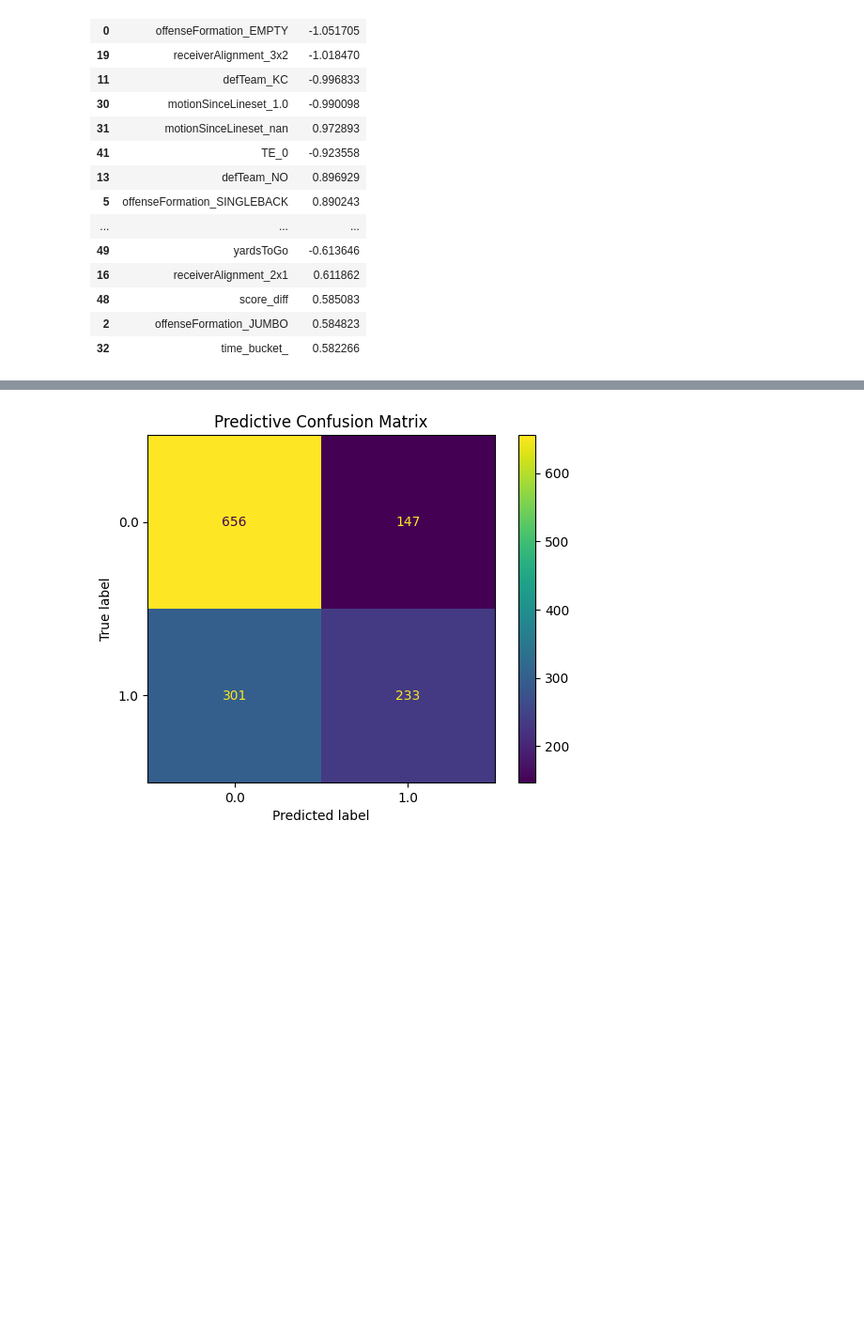
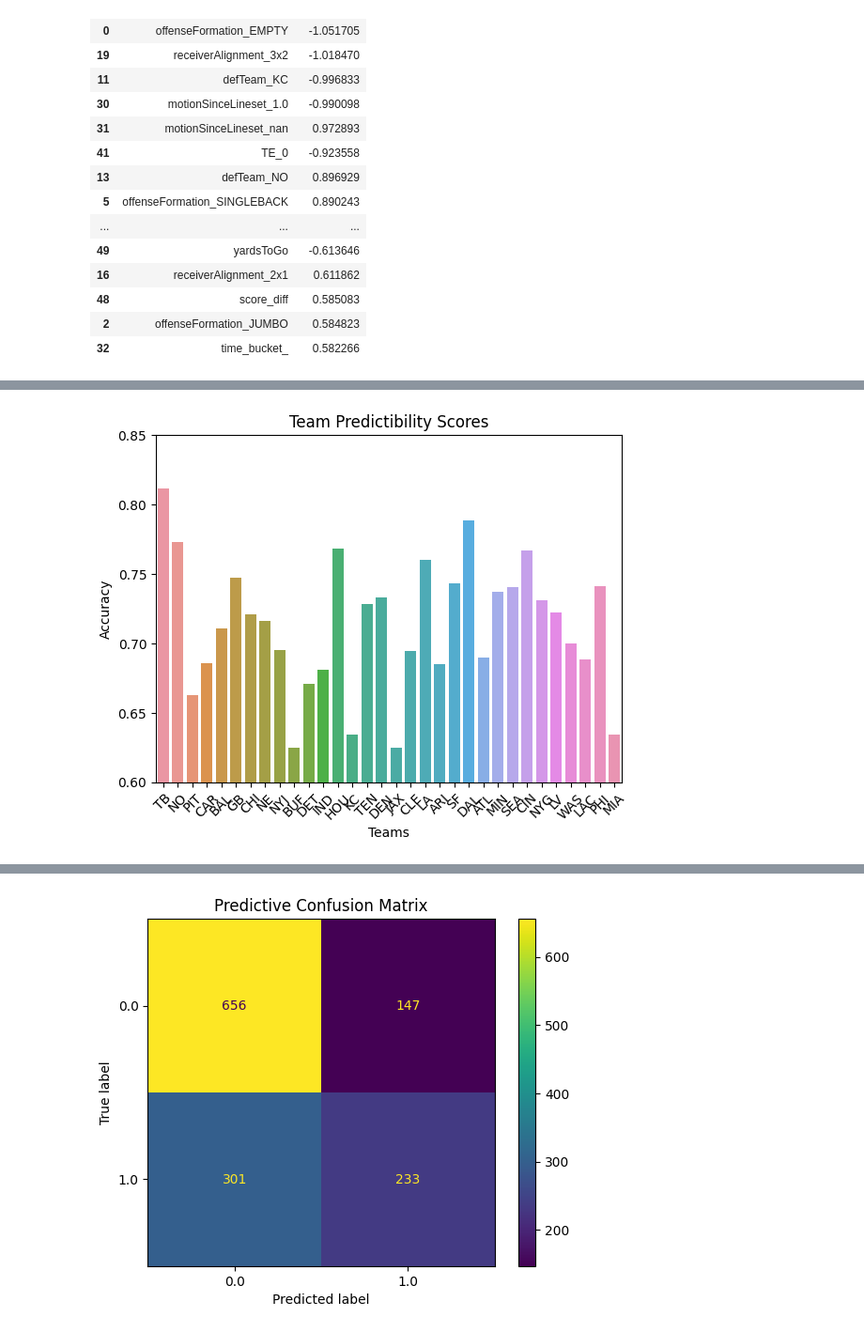
Before and after one commit to Merker56/NFL-Big-Data-Bowl-2025, a Jupyter notebook: 2025 BDB.ipynb, the cells around one changed output, grey strips where cells are left out. Shown at 94% size. Drawn from its saved outputs; the diff is of its cells as text; code cells hidden in the pictures; blank space fills up the shorter version.

```diff
--- a/2025 BDB.ipynb
+++ b/2025 BDB.ipynb
@@ -186,3 +202,4 @@ players_on_play_frame = pd.DataFrame(players_on_play)
 yard_data_enh = pd.merge(left = yard_data_motion, right = players_on_play_frame, how = 'left', on = ['gameId', 'playId', 'teamAbbr'])
 yard_data_enh = yard_data_enh.reset_index()
 yard_data_enh.drop('index', axis = 1, inplace = True)
+yard_data_enh['motionSinceLineset'][yard_data_enh['motionSinceLineset'].isna()] = 0
@@ -1422,0 +1522,10 @@ log_df[0:20]
+# %%
+sns.barplot(data = team_summary, x = 'Team', y = 'Accuracy')
+plt.title('Team Predictibility Scores')
+plt.xlabel('Teams')
+plt.ylabel('Accuracy')
+plt.ylim(0.6, 0.85)
+plt.xticks(rotation = 45)
+plt.show()
+# %% [output]
+[figure, added]
```
Also changed, not shown: parts of 23 cells of this notebook.
